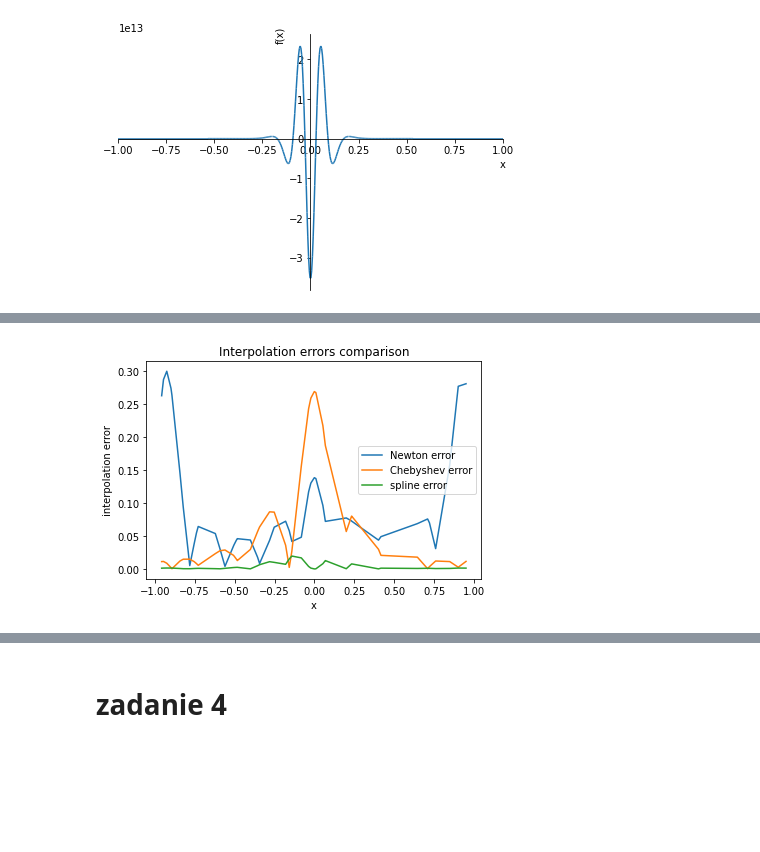
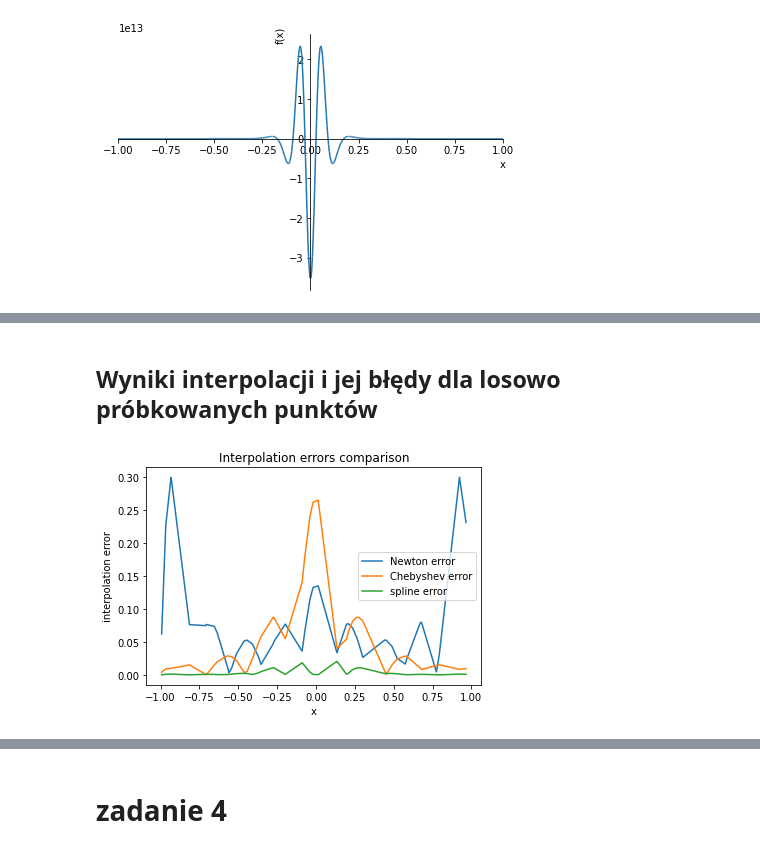
Before and after one commit to RysiekPrecikowski/MOwNiT, a Jupyter notebook: lab3.ipynb, the cells around one changed output, grey strips where cells are left out. Cells and saved outputs as stored; diff of their text form; code cells hidden in the pictures; blank space fills up the shorter version.

```diff
--- a/lab3.ipynb
+++ b/lab3.ipynb
@@ -35,0 +59,6 @@ p15 = plot(der15, xlim = (-1,1))
+# %%
+lf = lambdify(x, der15)
+d = np.linspace(-1, 1, num = 1000)
+plt.plot(d, lf(d))
+
+plt.show()
@@ -36,8 +69,11 @@ p15 = plot(der15, xlim = (-1,1))
 # %%
 def get_Chebyshev_nodes(n):
+    """
+    Funkcja zwracająca współrzędne węzłów Czebyszewa
+    """
     points = np.zeros(n)
     for i in range(n):
-        points[i] = cos((2*i + 1)/(2*(n+0)) * pi) ### ????? czemu zamiast 2(n+1) powinno byc 2(n)
+        points[i] = cos((2*i + 1)/(2*(n+0)) * pi)
 
     return points
 # %%
@@ -122 +177,3 @@ plot_error_func(error_func(f,spline))
+# %% [markdown]
+## Wyniki interpolacji i jej błędy dla losowo próbkowanych punktów
 # %%
@@ -132,21 +187,21 @@ spline_errors = error_func(f, spline)
 # %%
 import pandas as pd
 
 df = pd.DataFrame(columns=['x', 'f(x)', 'Newton', 'Chebyshev', 'spline', "Newton error", 'Chebyshev error', 'spline error'])
 
 for i in range(len(test_points)):
     point = test_points[i]
 
     df.loc[i] = [point, lf(point), polyNewton10(point), polyChebyshev10(point), spline(point),
                  Newton_errors(point), Chebyshev_errors(point), spline_errors(point)]
 
 
-ax = df.sort_values('x').plot(x = 'x', y = ['Newton error', 'Chebyshev error', 'spline error'])
+ax = df.plot(x = 'x', y = ['Newton error', 'Chebyshev error', 'spline error'])
 ax.set_ylabel('interpolation error')
 ax.set_title('Interpolation errors comparison')
 plt.show()
 # %% [output]
-[figure, old version]
+[figure, new version]
 # %%
 df
 # %% [output]
```
Also changed, not shown: parts of 74 cells of this notebook.
